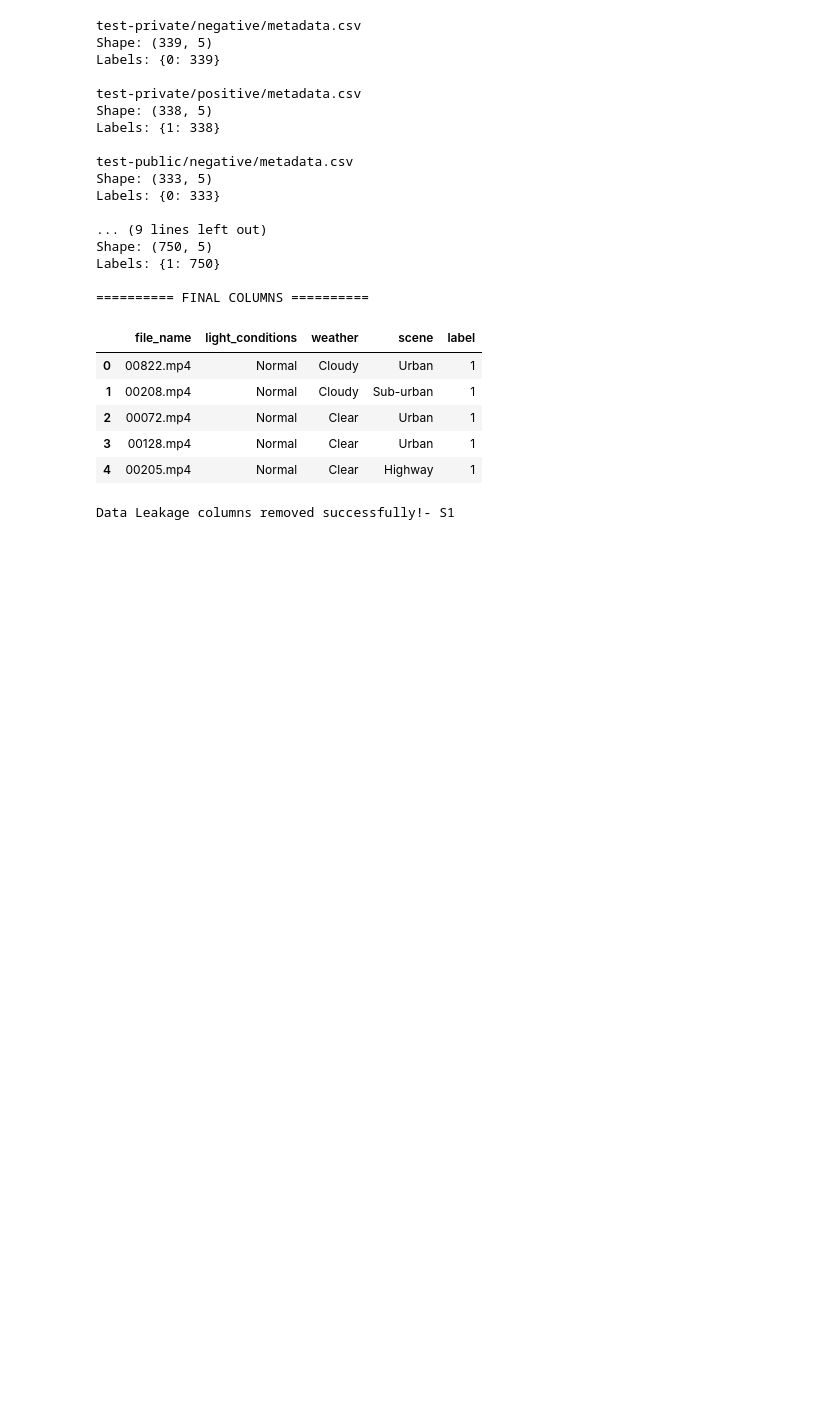
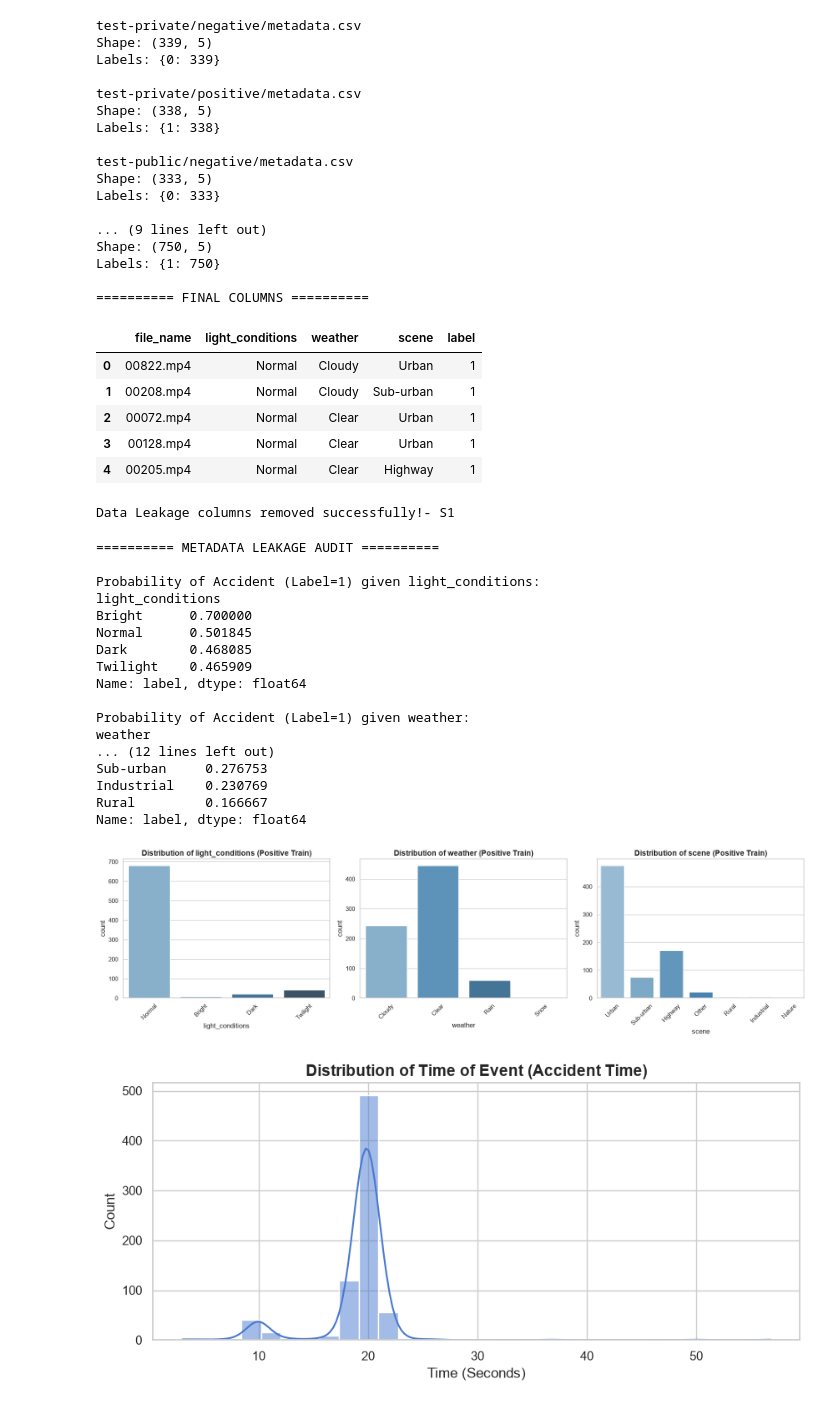
Before and after one commit to mahansafa/DL-Project, a Jupyter notebook: image_neural_network/preprocess.ipynb, the cells around one changed output. Drawn from its saved outputs; the diff is of its cells as text; code cells hidden in the pictures; blank space fills up the shorter version.

```diff
--- a/image_neural_network/preprocess.ipynb
+++ b/image_neural_network/preprocess.ipynb
@@ -520,3 +520,54 @@ Labels: {1: 750}
 | 3 | 00128.mp4 | Normal | Clear | Urban | 1 |
 | 4 | 00205.mp4 | Normal | Clear | Highway | 1 |
 Data Leakage columns removed successfully!- S1
+# %%
+import matplotlib.pyplot as plt
+import seaborn as sns
+
+# Combine positive and negative for leakage audit
+df_pos = prepared_metadata['train/positive/metadata.csv']
+df_neg = prepared_metadata['train/negative/metadata.csv']
+df_all_train = pd.concat([df_pos, df_neg])
+
+# --- 1. METADATA LEAKAGE AUDIT ---
+print("========== METADATA LEAKAGE AUDIT ==========")
+for col in ['light_conditions', 'weather', 'scene']:
+    leakage_check = df_all_train.groupby(col)['label'].mean().sort_values(ascending=False)
+    print(f"\nProbability of Accident (Label=1) given {col}:")
+    print(leakage_check)
+
+# --- 2. DISTRIBUTION PLOTS (Fixed Warnings) ---
+fig, axes = plt.subplots(1, 3, figsize=(18, 5))
+for i, col in enumerate(['light_conditions', 'weather', 'scene']):
+    sns.countplot(data=df_pos, x=col, ax=axes[i], hue=col, palette="Blues_d", legend=False)
+    axes[i].set_title(f'Distribution of {col} (Positive Train)')
+    axes[i].tick_params(axis='x', rotation=45)
+plt.tight_layout()
+plt.show()
+
+# --- 3. TIME OF EVENT PLOT ---
+plt.figure(figsize=(10, 4))
+sns.histplot(data=metadata_dfs['train/positive/metadata.csv'], x='time_of_event', bins=30, kde=True)
+plt.title('Distribution of Time of Event (Accident Time)')
+plt.xlabel('Time (Seconds)')
+plt.show()
+# %% [output]
+========== METADATA LEAKAGE AUDIT ==========
+
+Probability of Accident (Label=1) given light_conditions:
+light_conditions
+Bright      0.700000
+Normal      0.501845
+Dark        0.468085
+Twilight    0.465909
+Name: label, dtype: float64
+
+Probability of Accident (Label=1) given weather:
+weather
+... (12 lines left out)
+Sub-urban     0.276753
+Industrial    0.230769
+Rural         0.166667
+Name: label, dtype: float64
+[figure, added]
+[figure, added]
```
Also changed, not shown: parts of 6 cells of this notebook, 11 other files.
